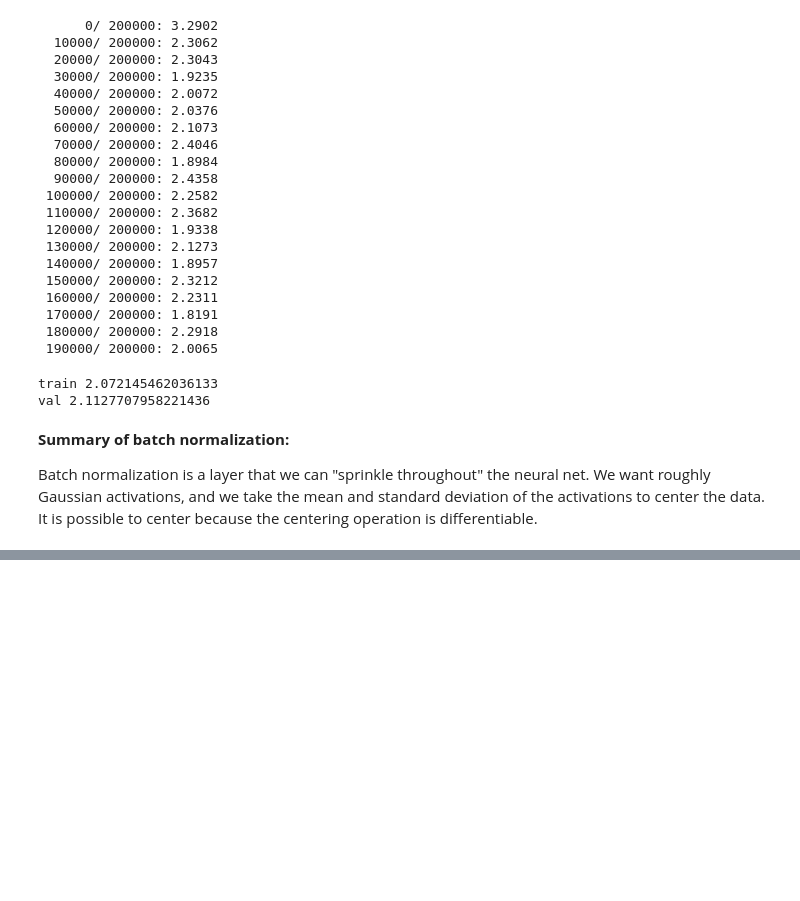
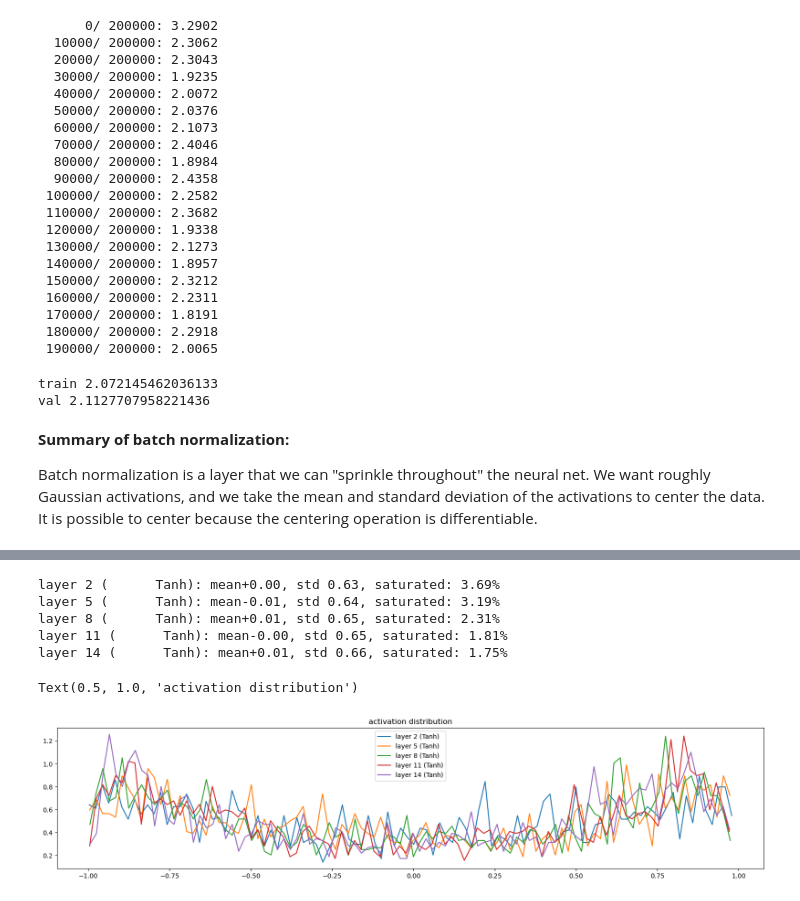
Before and after one commit to Nazym-MU/neural-nets-intro, a Jupyter notebook: makemore (lecture 4).ipynb, the cells around one changed output, grey strips where cells are left out. Cells and saved outputs as stored; diff of their text form; code cells hidden in the pictures; blank space fills up the shorter version.

```diff
--- a/makemore (lecture 4).ipynb
+++ b/makemore (lecture 4).ipynb
@@ -390,0 +414,16 @@ for _ in range(20):
+# %%
+class Linear:
+
+    # fan_in is the number of inputs and fan_out is the number of outputs
+    def __init__(self, fan_in, fan_out, bias=True):
+        self.weight = torch.randn((fan_in, fan_out), generator=g) / fan_in**0.5
+        self.bias = torch.zeros(fan_out) if bias else None
+
+    def __call__(self, x):
+        self.out = x @ self.weight
+        if self.bias is not None:
+            self.out += self.bias
+        return self.out
+
+    def parameters(self):
+        return [self.weight] + ([] if self.bias is None else [self.bias])
@@ -390,0 +466,7 @@ for _ in range(20):
+# %%
+class Tanh:
+    def __call__(self, x):
+        self.out = torch.tanh(x)
+        return self.out
+    def parameters(self):
+        return []
@@ -390,0 +556,21 @@ for _ in range(20):
+# %%
+# visualize histograms - forward pass
+plt.figure(figsize=(20, 4))
+legends = []
+for i, layer in enumerate(layers[:-1]): # everything except for the softmax
+    if isinstance(layer, Tanh):
+        t = layer.out # take the out statistics
+        print('layer %d (%10s): mean%+.2f, std %.2f, saturated: %.2f%%' % (i, layer.__class__.__name__, t.mean(), t.std(), (t.abs() > 0.97).float().mean()*100))
+        hy, hx = torch.histogram(t, density=True)
+        plt.plot(hx[:-1].detach(), hy.detach())
+        legends.append(f'layer {i} ({layer.__class__.__name__})')
+plt.legend(legends);
+plt.title('activation distribution')
+# %% [output]
+layer 2 (      Tanh): mean+0.00, std 0.63, saturated: 3.69%
+layer 5 (      Tanh): mean-0.01, std 0.64, saturated: 3.19%
+layer 8 (      Tanh): mean+0.01, std 0.65, saturated: 2.31%
+layer 11 (      Tanh): mean-0.00, std 0.65, saturated: 1.81%
+layer 14 (      Tanh): mean+0.01, std 0.66, saturated: 1.75%
+Text(0.5, 1.0, 'activation distribution')
+[figure, added]
```
Also changed, not shown: parts of 11 cells of this notebook.
